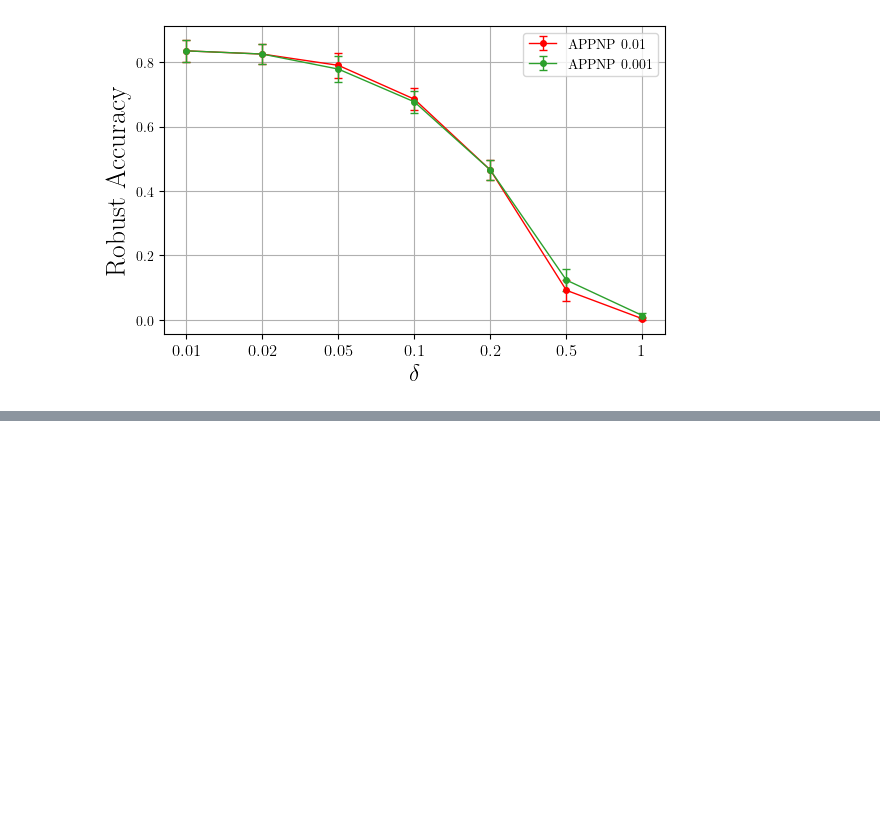
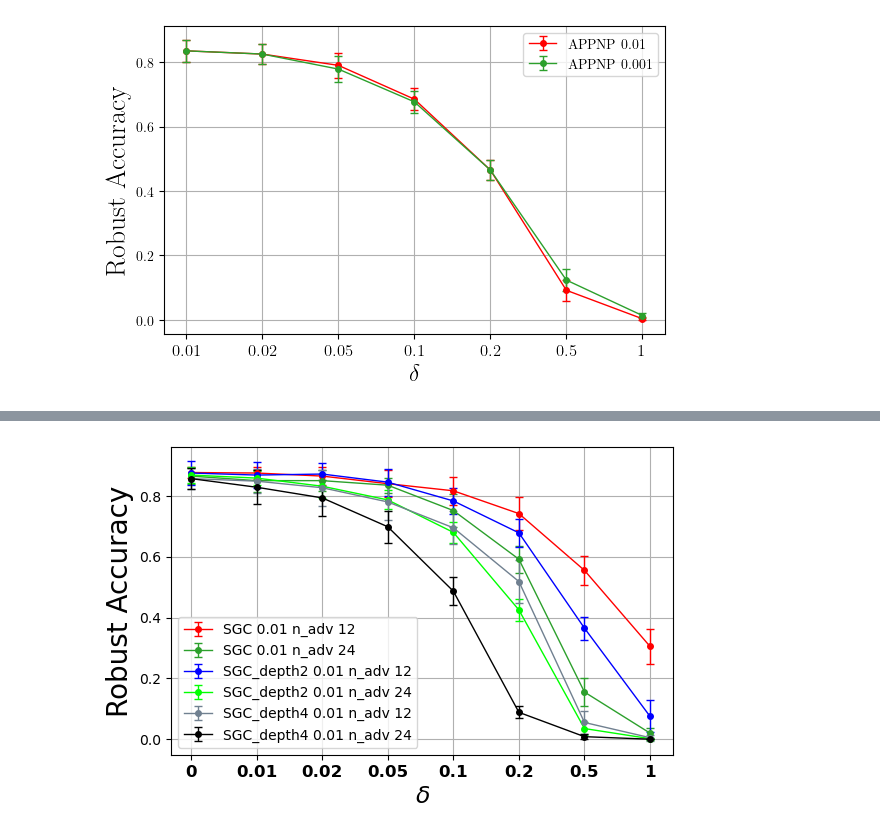
Before and after one commit to saper0/qpcert, a Jupyter notebook: notebooks/certification/cert_gcn.ipynb, the cells around one changed output, grey strips where cells are left out. Saved outputs shown, nothing was run; the diff lists cells and outputs as text; code cells hidden in the pictures; blank space fills up the shorter version.

```diff
--- a/notebooks/certification/cert_gcn.ipynb
+++ b/notebooks/certification/cert_gcn.ipynb
@@ -88,0 +110,8 @@ experiment_manager.plot_robust_acc_delta(K, ["APPNP"], C_l, attack_nodes,
+# %%
+C_l = [0.01]
+models = ["SGC", "SGC_depth2", "SGC_depth4"]
+n_adv_list = [12, 24]
+experiment_manager.plot_robust_acc_delta_nadv(K, models, C_l, attack_nodes,
+                                              n_adv_l=n_adv_list, delta_l=delta_l)
+# %% [output]
+[figure, added]
```
Also changed, not shown: parts of 2 cells of this notebook.
